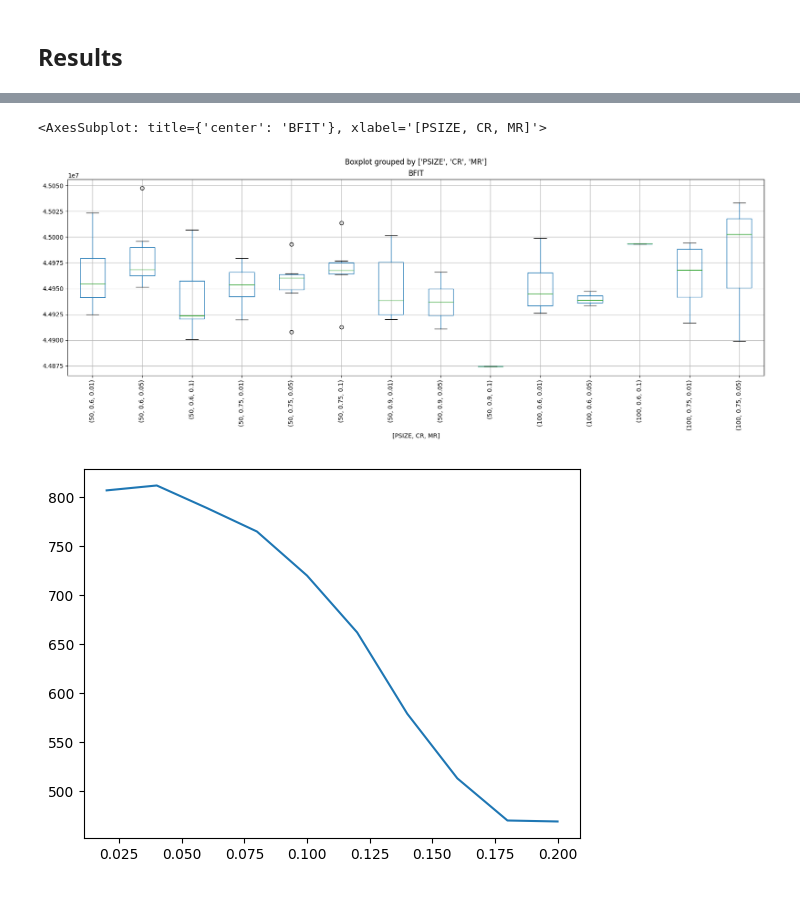
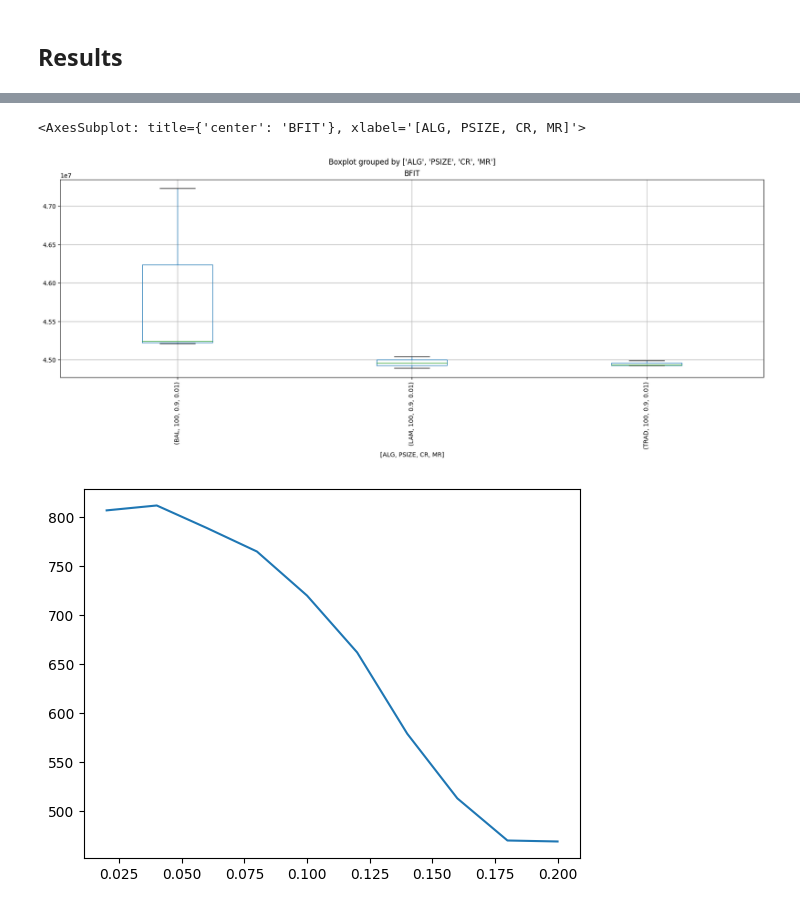
Before and after one commit to pnovoa/eapractci, a Jupyter notebook: report.ipynb, the cells around one changed output, grey strips where cells are left out. Drawn from its saved outputs; the diff is of its cells as text; code cells hidden in the pictures.

```diff
--- a/report.ipynb
+++ b/report.ipynb
@@ -60,8 +49,8 @@ df_best.loc[:, ['PSIZE', 'CR', 'MR', 'BFIT']].groupby(['PSIZE', 'CR', 'MR']).agg
 # %%
-df_best.loc[:, ['PSIZE', 'CR', 'MR', 'BFIT']].boxplot(by=['PSIZE', 'CR', 'MR'], figsize=(20,6), rot=90)
+df_best.loc[:, ['ALG', 'PSIZE', 'CR', 'MR', 'BFIT']].boxplot(by=['ALG', 'PSIZE', 'CR', 'MR'], figsize=(20,6), rot=90)
 # %% [output]
-<AxesSubplot: title={'center': 'BFIT'}, xlabel='[PSIZE, CR, MR]'>
+<AxesSubplot: title={'center': 'BFIT'}, xlabel='[ALG, PSIZE, CR, MR]'>
-[figure, old version]
+[figure, new version]
 # %%
 import gaoper as go
 from qap import QAProblem
```
Also changed, not shown: parts of 2 cells of this notebook, 1 other file.
